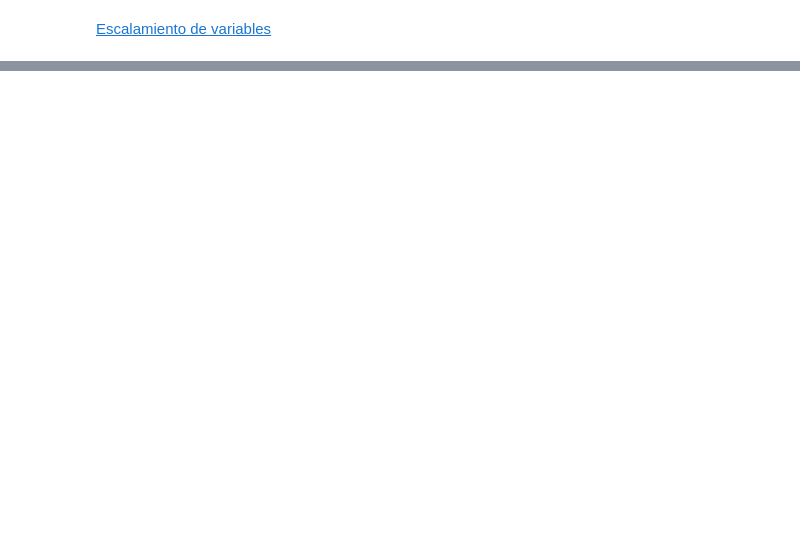
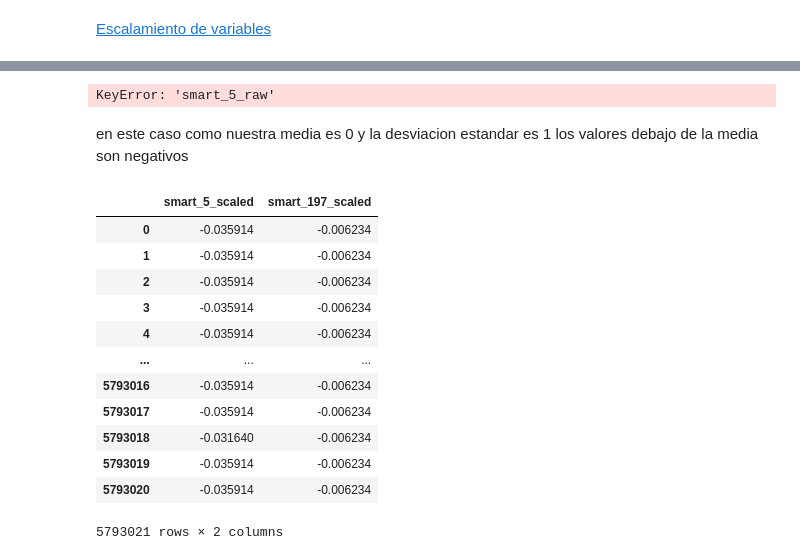
Before and after one commit to InakiOG/hard_drive_failure_cleanup, a Jupyter notebook: notebooks/hard_drive_failure_cleanup.ipynb, the cells around one changed output, grey strips where cells are left out. Drawn from its saved outputs; the diff is of its cells as text; code cells hidden in the pictures; blank space fills up the shorter version.

```diff
--- a/notebooks/hard_drive_failure_cleanup.ipynb
+++ b/notebooks/hard_drive_failure_cleanup.ipynb
@@ -648,4 +638,2 @@ Las LSTM son sensibles al escalamiento, vamos a definir una LSTM para proyectar
 # %% [markdown]
 [Escalamiento de variables](../references/Escalamiento_de_variables_PDF.pdf)
-# %%
-df = getdata(folder_path, 10)
@@ -662,0 +689,34 @@ df = getdata(folder_path, 10)
+# %%
+median_smart_5_raw = df_selected['smart_5_raw'].median()
+median_smart_197_raw = df_selected['smart_197_raw'].median()
+
+print(f"Median of smart_5_raw: {median_smart_5_raw}")
+print(f"Median of smart_197_raw: {median_smart_197_raw}")
+# %% [output]
+KeyError: 'smart_5_raw'
+# %% [markdown]
+en este caso como nuestra media es 0 y la desviacion estandar es 1 los valores debajo de la media son negativos
+# %%
+from sklearn.preprocessing import StandardScaler
+
+scaler = StandardScaler()
+
+df_selected = scaler.fit_transform(df_selected)
+
+df_selected = pd.DataFrame(df_selected, columns=['smart_5_scaled', 'smart_197_scaled'])
+
+df_selected
+# %% [output]
+|  | smart_5_scaled | smart_197_scaled |
+| 0 | -0.035914 | -0.006234 |
+| 1 | -0.035914 | -0.006234 |
+| 2 | -0.035914 | -0.006234 |
+| 3 | -0.035914 | -0.006234 |
+| 4 | -0.035914 | -0.006234 |
+| ... | ... | ... |
+| 5793016 | -0.035914 | -0.006234 |
+| 5793017 | -0.035914 | -0.006234 |
+| 5793018 | -0.031640 | -0.006234 |
+| 5793019 | -0.035914 | -0.006234 |
+| 5793020 | -0.035914 | -0.006234 |
+5793021 rows × 2 columns
```
Also changed, not shown: parts of 24 cells of this notebook, 14 other files.
